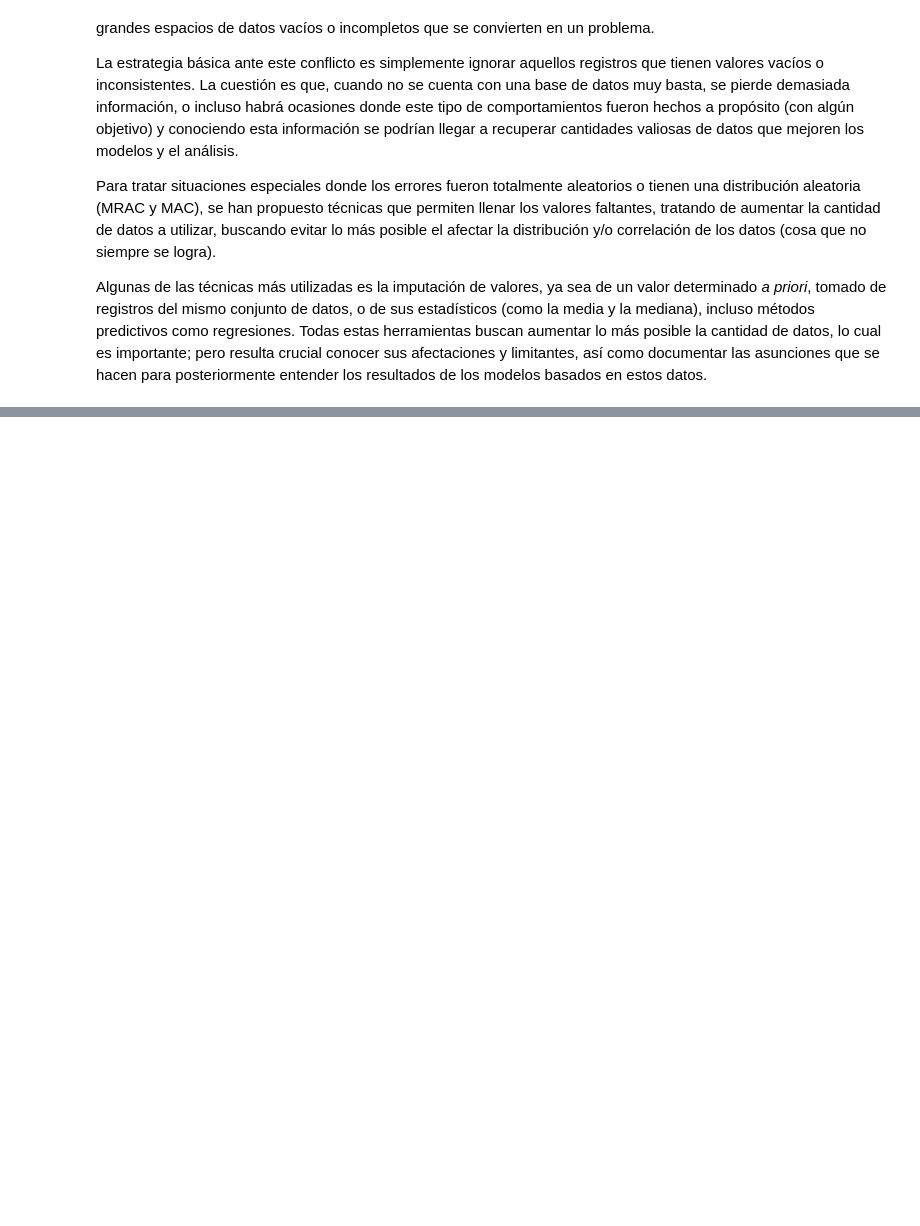
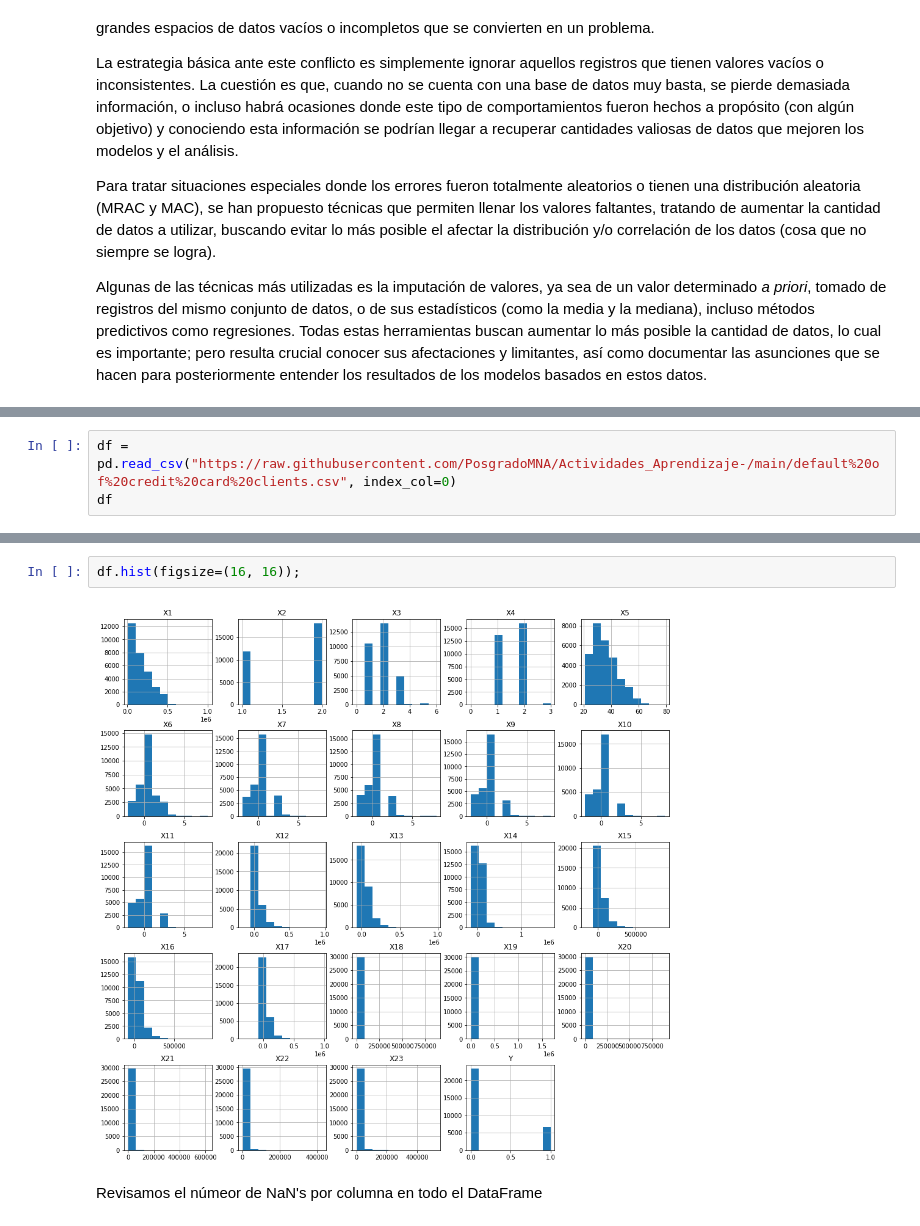
Before and after one commit to PosgradoMNA/actividades-de-aprendizaje-Walt9819, a Jupyter notebook: Week3/Activity1.ipynb, the cells around one changed output, grey strips where cells are left out. Cells and saved outputs as stored; diff of their text form; blank space fills up the shorter version.

Commit message:
Clean data processing added

```diff
--- a/Week3/Activity1.ipynb
+++ b/Week3/Activity1.ipynb
@@ -31,0 +36,3 @@ Algunas de las técnicas más utilizadas es la imputación de valores, ya sea de
+# %%
+df = pd.read_csv("https://raw.githubusercontent.com/PosgradoMNA/Actividades_Aprendizaje-/main/default%20of%20credit%20card%20clients.csv", index_col=0)
+df
@@ -31,0 +69,6 @@ Algunas de las técnicas más utilizadas es la imputación de valores, ya sea de
+# %%
+df.hist(figsize=(16, 16));
+# %% [output]
+[figure, added]
+# %% [markdown]
+Revisamos el númeor de NaN's por columna en todo el DataFrame
```
Also changed, not shown: parts of 65 cells of this notebook.
